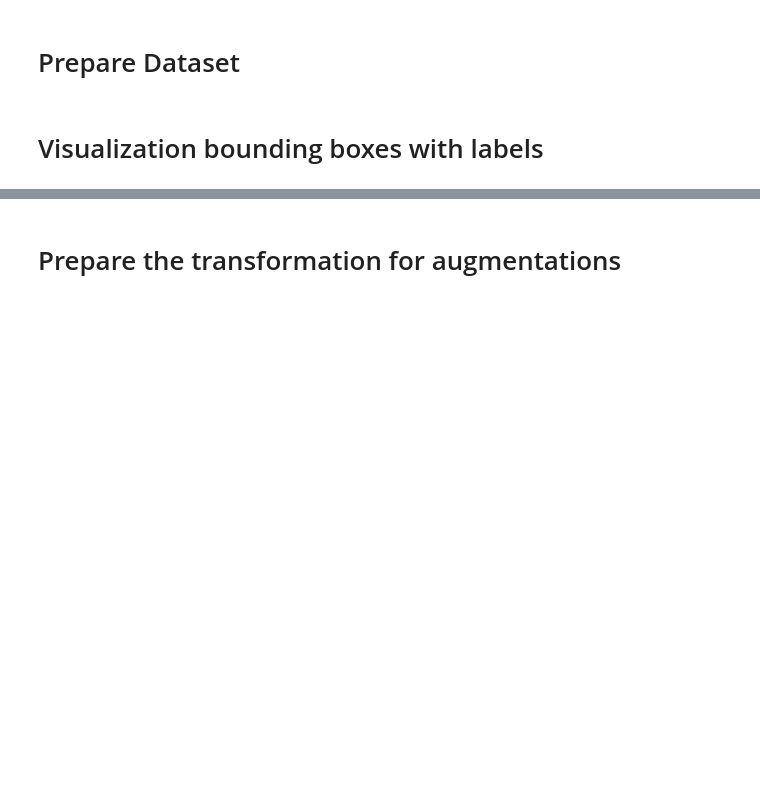
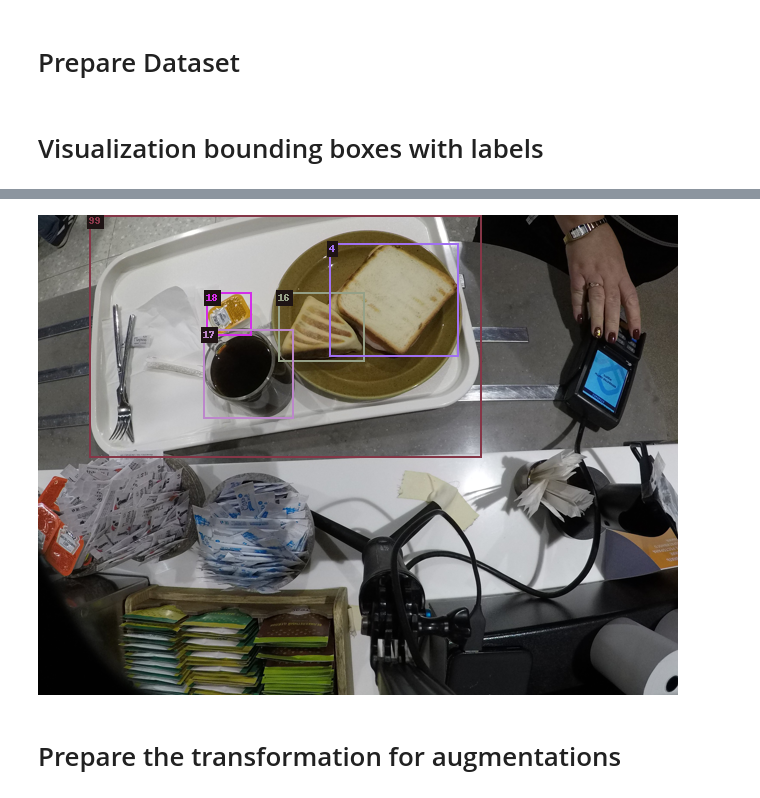
Before and after one commit to mfclabber/russian-food-recognition, a Jupyter notebook: notebooks/train.ipynb, the cells around one changed output, grey strips where cells are left out. Drawn from its saved outputs; the diff is of its cells as text; code cells hidden in the pictures; blank space fills up the shorter version.

```diff
--- a/notebooks/train.ipynb
+++ b/notebooks/train.ipynb
@@ -123,23 +167,62 @@ print(img.shape)
 # %%
-def show_image_with_objects(image, bboxes, labels=None):
+color = list((random.randint(40, 240), random.randint(40, 255), random.randint(60, 255)) for i in range(129))
+
+def objects_threshold_scores(bboxes: torch.Tensor,
+                         labels: torch.Tensor=None,
+                         scores: torch.Tensor=None,
+                         threshold_score: float=0.5):
+    bboxes_copy = copy.deepcopy(bboxes)
+    labels_copy = copy.deepcopy(labels)
+    scores_copy = copy.deepcopy(scores)
+
+    bboxes = torch.Tensor()
+    labels, scores = list(), list()
+    for i, score in enumerate(scores_copy):
+        if score >= threshold_score:
+            bboxes = torch.cat((bboxes, bboxes_copy[i]), dim=0)
+            labels.append(labels_copy[i])
+            scores.append(score)
+
+    bboxes = bboxes.unsqueeze(dim=0)
+    labels = torch.Tensor(labels)
+    scores = torch.Tensor(scores)
+
+    del bboxes_copy, labels_copy, scores_copy
+
+    return bboxes, labels, scores
+
+def show_image_with_objects(image: np.array,
+                            bboxes: torch.Tensor,
+                            labels: torch.Tensor=None,
+                            scores: torch.Tensor=None,
+                            threshold_score: float=0.5):
 
     image = Image.fromarray(image.transpose(1, 2, 0))
 
     color = list((random.randint(40, 240), random.randint(40, 255), random.randint(60, 255)) for i in range(100))
 
     random.shuffle(color)
 
-    # if bboxes.shape
+    if scores != None:
+        bboxes, labels, scores = objects_threshold_scores(bboxes, labels, scores, threshold_score)
+
     for i in range(len(bboxes)):
         draw = ImageDraw.Draw(image)
         draw.rectangle(bboxes[i].numpy(), outline = color[i], width=2)
 
-        bbox = draw.textbbox((bboxes[i][0], bboxes[i][1]), f"{labels[i]}")
-        draw.rectangle((bbox[0]-2, bbox[1]-2, bbox[2]+2, bbox[3]+2), fill=(30, 20, 20))
-        draw.text((bboxes[i][0], bboxes[i][1]), f"{labels[i]}", color[i])
+        if scores != None:
+            bbox = draw.textbbox((bboxes[i][0], bboxes[i][1]), f"{labels[i]} {scores[i] * 100:.2f}%")
+            draw.rectangle((bbox[0]-2, bbox[1]-2, bbox[2]+2, bbox[3]+2), fill=(30, 20, 20))
+            draw.text((bboxes[i][0], bboxes[i][1]), f"{labels[i]} {scores[i] * 100:.2f}%", color[i])
+        else:
+            bbox = draw.textbbox((bboxes[i][0], bboxes[i][1]), f"{labels[i]}")
+            draw.rectangle((bbox[0]-2, bbox[1]-2, bbox[2]+2, bbox[3]+2), fill=(30, 20, 20))
+            draw.text((bboxes[i][0], bboxes[i][1]), f"{labels[i]}", color[i])
     return image
 
 show_image_with_objects(img, target['boxes'], target['labels'])
+# %% [output]
+[figure, added]
 # %% [markdown]
 # Prepare the transformation for augmentations
 # %%
```
Also changed, not shown: parts of 8 cells of this notebook, 2 other files.
